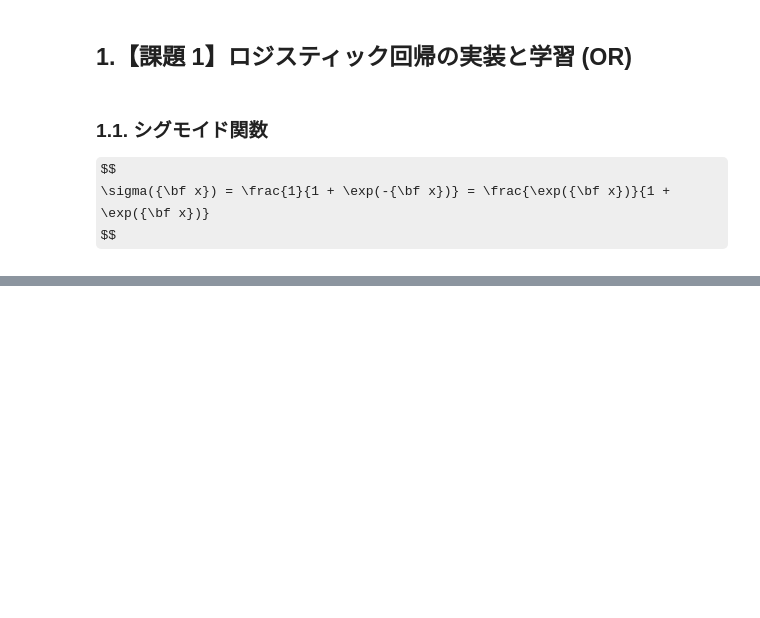
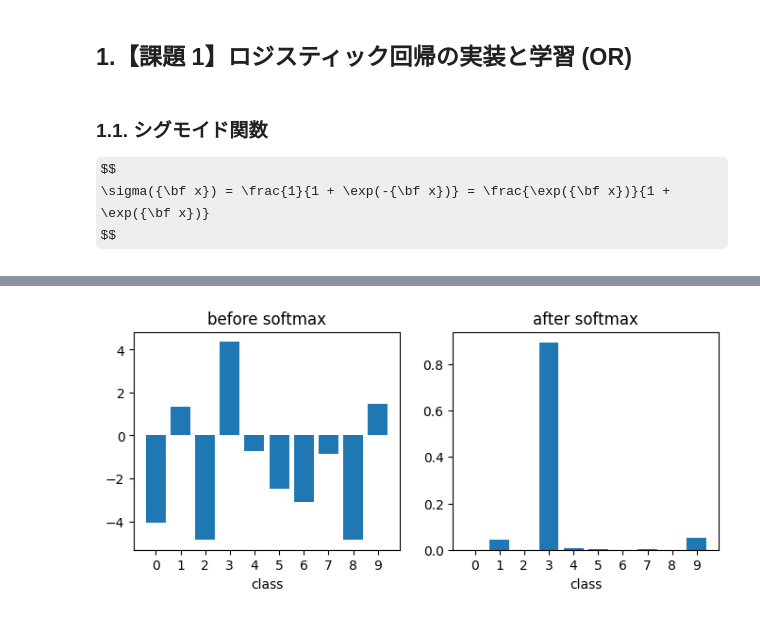
Before and after one commit to RyosukeAlex/ai-engneering, a Jupyter notebook: notebook/jdla/lecture/02ex_logistic_reg.ipynb, the cells around one changed output, grey strips where cells are left out. Saved outputs shown, nothing was run; the diff lists cells and outputs as text; code cells hidden in the pictures; some formulas as TeX source; blank space fills up the shorter version.

```diff
--- a/notebook/jdla/lecture/02ex_logistic_reg.ipynb
+++ b/notebook/jdla/lecture/02ex_logistic_reg.ipynb
@@ -49,0 +201,16 @@ def sigmoid(x):
+# %%
+def softmax(x, axis=1):
+    x -= x.max(axis, keepdims=True)   # WRITE ME# expのoverflowを防ぐ
+    x_exp = np.exp(x) # WRITE ME
+    return x_exp / x_exp.sum(axis, keepdims=True) # WRITE ME
+
+x = np.random.uniform(-5, 5, (1, 10))
+y = softmax(x.copy())
+fig, axs = plt.subplots(ncols=2, figsize=(8, 3))
+for i, (d, title) in enumerate(zip([x, y], ['before', 'after'])):
+    axs[i].bar(np.arange(10), d.squeeze())
+    axs[i].set_title(f"{title} softmax")
+    axs[i].set_xticks(np.arange(10))
+    axs[i].set_xlabel("class")
+# %% [output]
+[figure, added]
```
Also changed, not shown: parts of 30 cells of this notebook.
